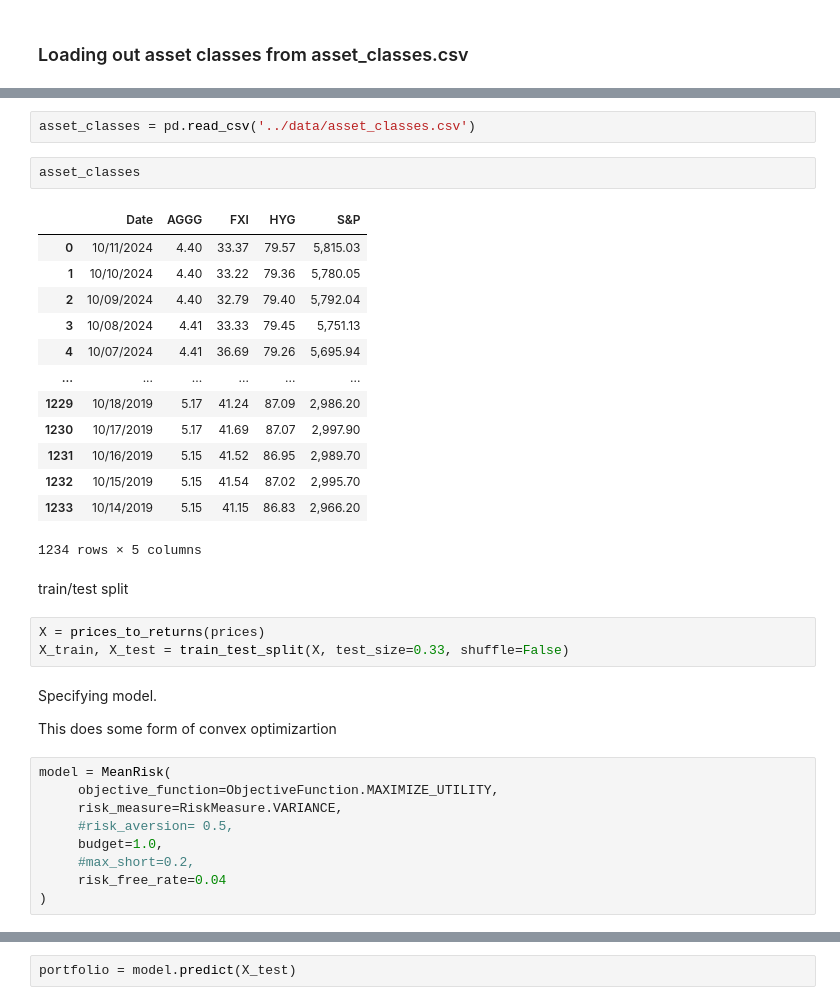
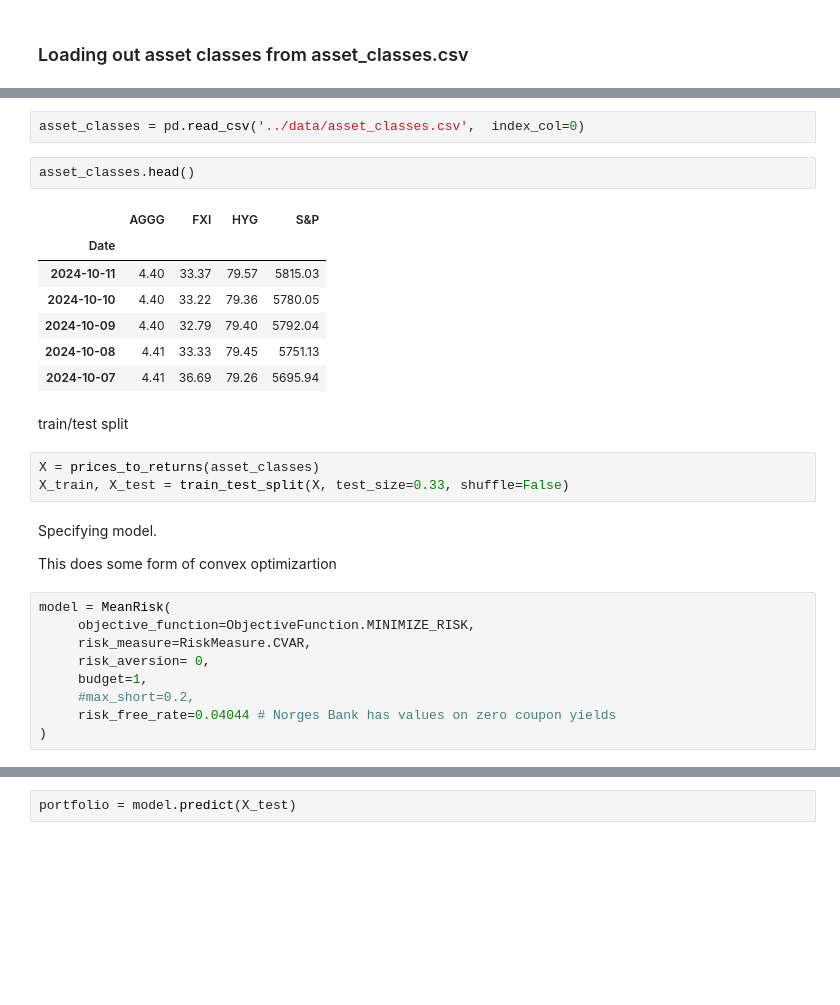
Before and after one commit to nickaskari/portfolio-opt-insurance, a Jupyter notebook: explore/skfolio.ipynb, the cells around one changed output, grey strips where cells are left out. Cells and saved outputs as stored; diff of their text form; blank space fills up the shorter version.

```diff
--- a/explore/skfolio.ipynb
+++ b/explore/skfolio.ipynb
@@ -52,25 +40,19 @@ DatetimeIndex(['1990-01-02', '1990-01-03', '1990-01-04', '1990-01-05',
 # %%
-asset_classes = pd.read_csv('../data/asset_classes.csv')
+asset_classes = pd.read_csv('../data/asset_classes.csv',  index_col=0)
 # %%
-asset_classes
+asset_classes.head()
 # %% [output]
-|  | Date | AGGG | FXI | HYG | S&P |
-| 0 | 10/11/2024 | 4.40 | 33.37 | 79.57 | 5,815.03 |
-| 1 | 10/10/2024 | 4.40 | 33.22 | 79.36 | 5,780.05 |
-| 2 | 10/09/2024 | 4.40 | 32.79 | 79.40 | 5,792.04 |
-| 3 | 10/08/2024 | 4.41 | 33.33 | 79.45 | 5,751.13 |
-| 4 | 10/07/2024 | 4.41 | 36.69 | 79.26 | 5,695.94 |
-| ... | ... | ... | ... | ... | ... |
-| 1229 | 10/18/2019 | 5.17 | 41.24 | 87.09 | 2,986.20 |
-| 1230 | 10/17/2019 | 5.17 | 41.69 | 87.07 | 2,997.90 |
-| 1231 | 10/16/2019 | 5.15 | 41.52 | 86.95 | 2,989.70 |
-| 1232 | 10/15/2019 | 5.15 | 41.54 | 87.02 | 2,995.70 |
-| 1233 | 10/14/2019 | 5.15 | 41.15 | 86.83 | 2,966.20 |
+|  | AGGG | FXI | HYG | S&P |
+| Date |  |  |  |  |
+| 2024-10-11 | 4.40 | 33.37 | 79.57 | 5815.03 |
+| 2024-10-10 | 4.40 | 33.22 | 79.36 | 5780.05 |
+| 2024-10-09 | 4.40 | 32.79 | 79.40 | 5792.04 |
+| 2024-10-08 | 4.41 | 33.33 | 79.45 | 5751.13 |
+| 2024-10-07 | 4.41 | 36.69 | 79.26 | 5695.94 |
-1234 rows × 5 columns
 # %% [markdown]
 train/test split
 # %%
-X = prices_to_returns(prices)
+X = prices_to_returns(asset_classes)
 X_train, X_test = train_test_split(X, test_size=0.33, shuffle=False)
 # %% [markdown]
 Specifying model.
@@ -78,12 +60,12 @@ Specifying model.
 This does some form of convex optimizartion
 # %%
 model = MeanRisk(
-     objective_function=ObjectiveFunction.MAXIMIZE_UTILITY,
-     risk_measure=RiskMeasure.VARIANCE,
-     #risk_aversion= 0.5,
-     budget=1.0,
+     objective_function=ObjectiveFunction.MINIMIZE_RISK,
+     risk_measure=RiskMeasure.CVAR,
+     risk_aversion= 0,
+     budget=1,
      #max_short=0.2,
-     risk_free_rate=0.04
+     risk_free_rate=0.04044 # Norges Bank has values on zero coupon yields
 )
 # %%
 model.fit(X_train)
```
Also changed, not shown: parts of 6 cells of this notebook, 3 other files.
